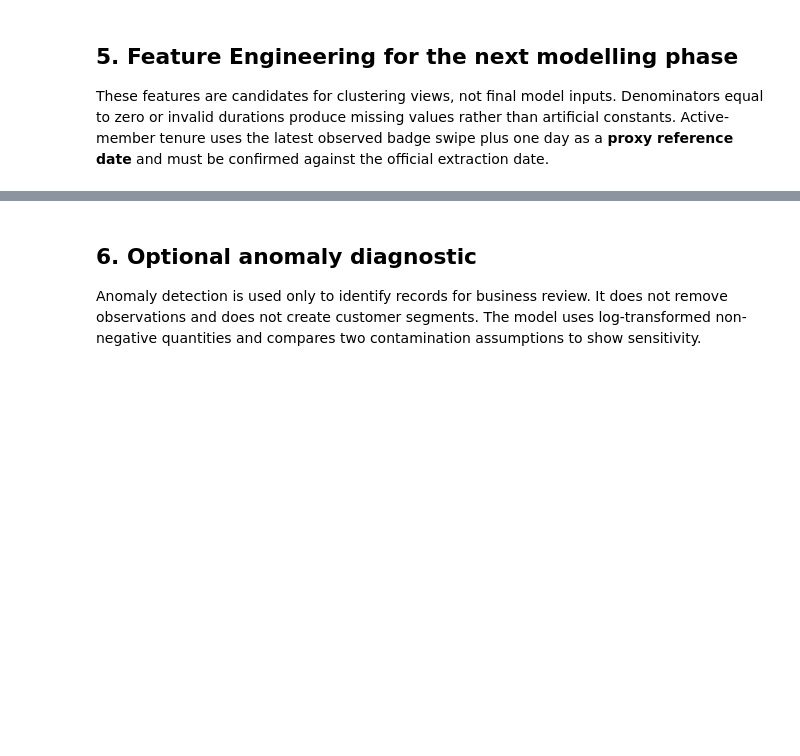
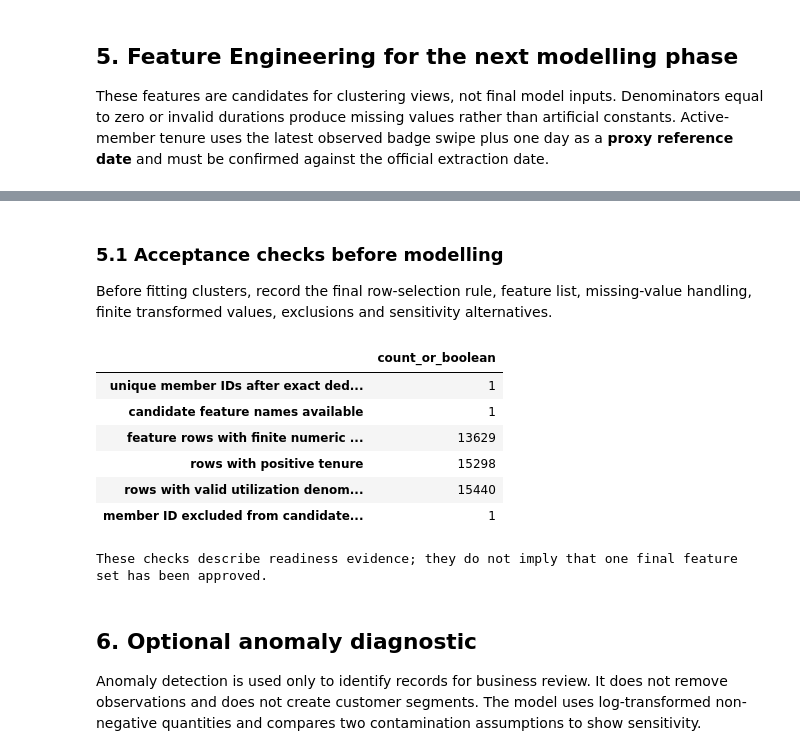
Before and after one commit to arfarfq/data_mining, a Jupyter notebook: notebooks/EDA.ipynb, the cells around one changed output, grey strips where cells are left out. Drawn from its saved outputs; the diff is of its cells as text; code cells hidden in the pictures; blank space fills up the shorter version.

Commit message:
Finalize CRISP-DM EDA notebook
Co-authored-by: Copilot App <223556219+Copilot@users.noreply.github.com>

```diff
--- a/notebooks/EDA.ipynb
+++ b/notebooks/EDA.ipynb
@@ -367,6 +503,24 @@ display(feature_audit.to_frame()); display(clean[["member_id", "tenure_days", "i
 | 2 | CW000003 | 878.0 | 1 | 0.076658 | 0 | 155.534185 | ... |
 | 3 | CW000004 | 44.0 | 0 | 0.480256 | 0 | 178.924936 | ... |
 | 4 | CW000005 | 188.0 | 1 | 0.172513 | 1 | 54.361306 | ... |
+# %% [markdown]
+### 5.1 Acceptance checks before modelling
+
+Before fitting clusters, record the final row-selection rule, feature list, missing-value handling, finite transformed values, exclusions and sensitivity alternatives.
+# %%
+modeling_features = ["tenure_days", "monthly_revenue_rate", "last_period_utilization_ratio", "addon_breadth", "value_per_visit", "revenue_per_seat"]
+acceptance = pd.Series({"unique member IDs after exact deduplication": int(clean["member_id"].nunique(dropna=True) == len(clean)), "candidate feature names available": int(all(c in clean.columns for c in modeling_features)), "feature rows with finite numeric values": int(np.isfinite(clean[modeling_features].apply(pd.to_numeric, errors="coerce").to_numpy(dtype=float)).all(axis=1).sum()), "rows with positive tenure": int(clean["tenure_days"].gt(0).sum()), "rows with valid utilization denominator": int(clean["last_period_utilization_ratio"].notna().sum()), "member ID excluded from candidate distance features": int("member_id" not in modeling_features)}, name="count_or_boolean")
+display(acceptance.to_frame())
+print("These checks describe readiness evidence; they do not imply that one final feature set has been approved.")
+# %% [output]
+|  | count_or_boolean |
+| unique member IDs after exact ded... | 1 |
+| candidate feature names available | 1 |
+| feature rows with finite numeric ... | 13629 |
+| rows with positive tenure | 15298 |
+| rows with valid utilization denom... | 15440 |
+| member ID excluded from candidate... | 1 |
+These checks describe readiness evidence; they do not imply that one final feature set has been approved.
 # %% [markdown]
 ## 6. Optional anomaly diagnostic
 
```
Also changed, not shown: parts of 8 cells of this notebook.
